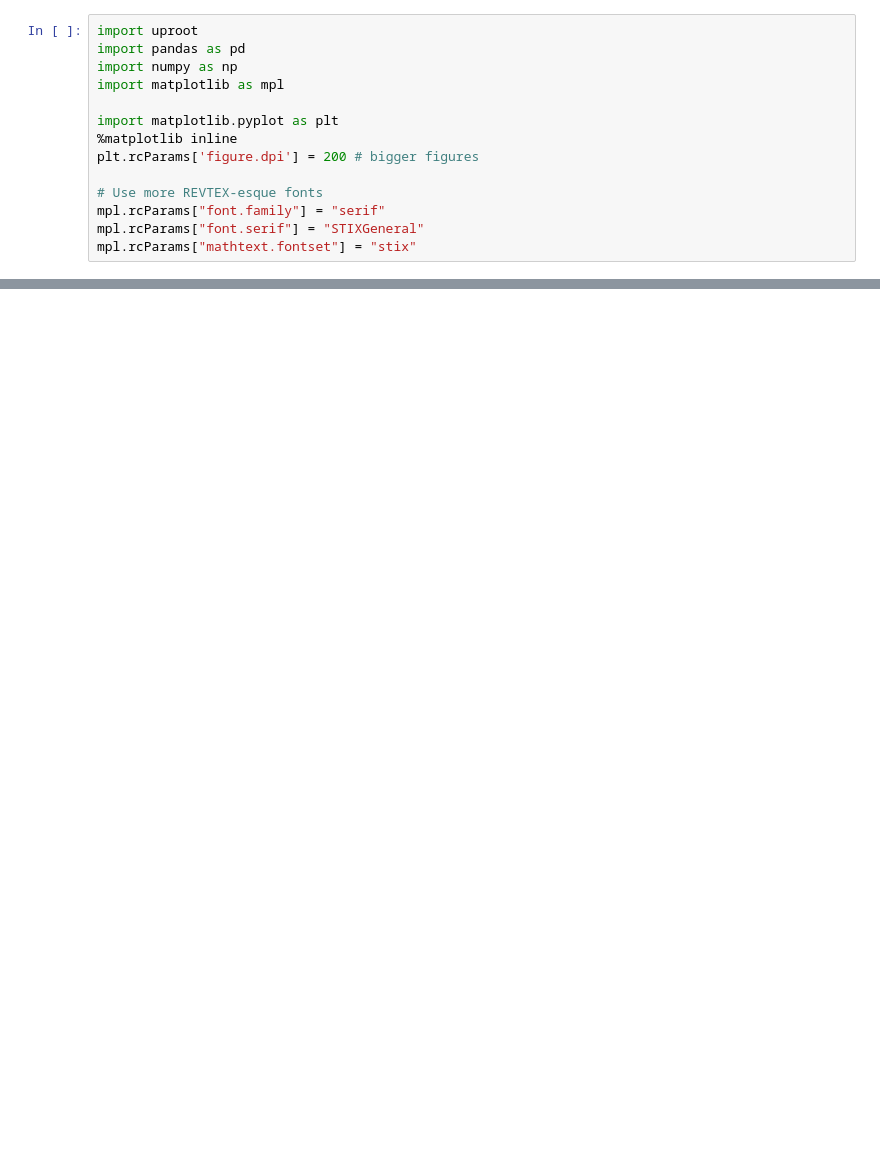
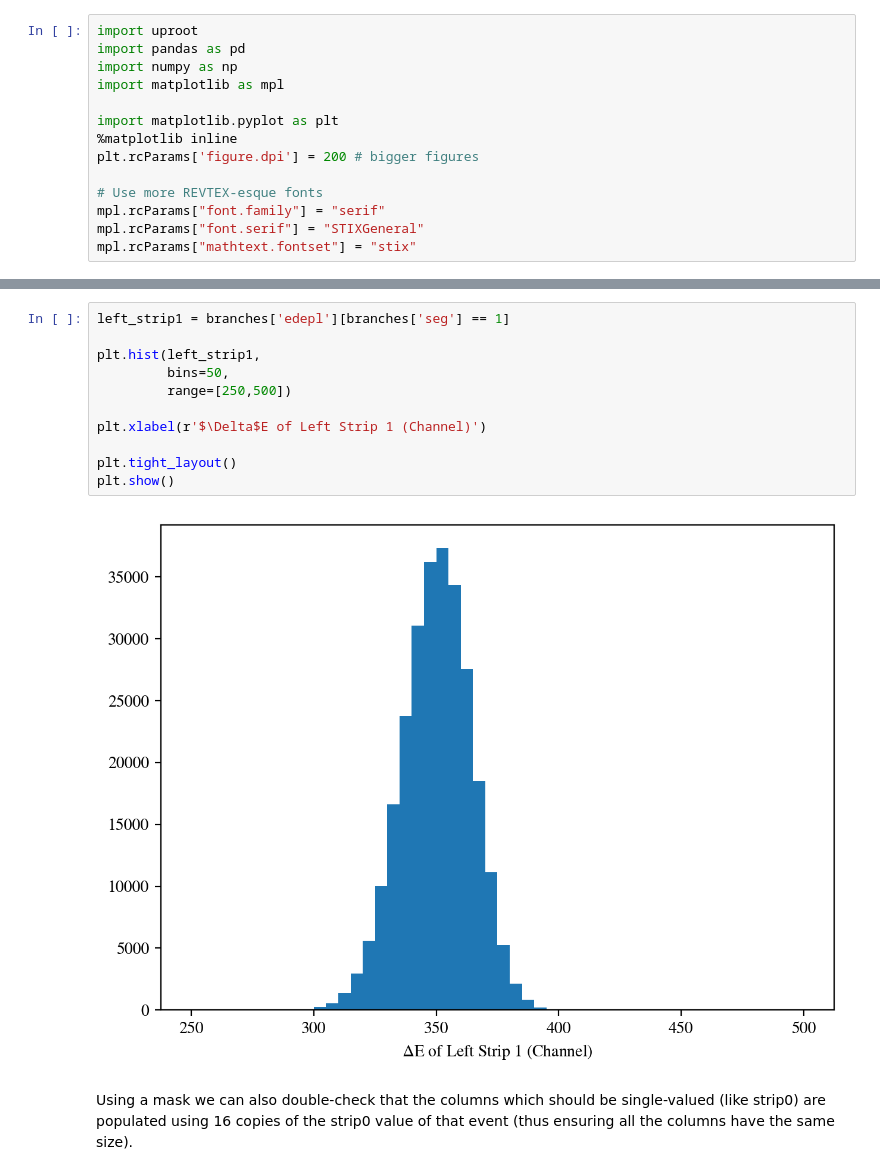
Before and after one commit to dneto1729/MUSIC_with_python, a Jupyter notebook: examples/2 - Getting MUSIC traces.ipynb, the cells around one changed output, grey strips where cells are left out. Drawn from its saved outputs; the diff is of its cells as text; blank space fills up the shorter version.

```diff
--- a/examples/2 - Getting MUSIC traces.ipynb
+++ b/examples/2 - Getting MUSIC traces.ipynb
@@ -28,0 +135,15 @@ branches
+# %%
+left_strip1 = branches['edepl'][branches['seg'] == 1]
+
+plt.hist(left_strip1,
+         bins=50,
+         range=[250,500])
+
+plt.xlabel(r'$\Delta$E of Left Strip 1 (Channel)')
+
+plt.tight_layout()
+plt.show()
+# %% [output]
+[figure, added]
+# %% [markdown]
+Using a mask we can also double-check that the columns which should be single-valued (like strip0) are populated using 16 copies of the strip0 value of that event (thus ensuring all the columns have the same size).
```
Also changed, not shown: parts of 31 cells of this notebook.
